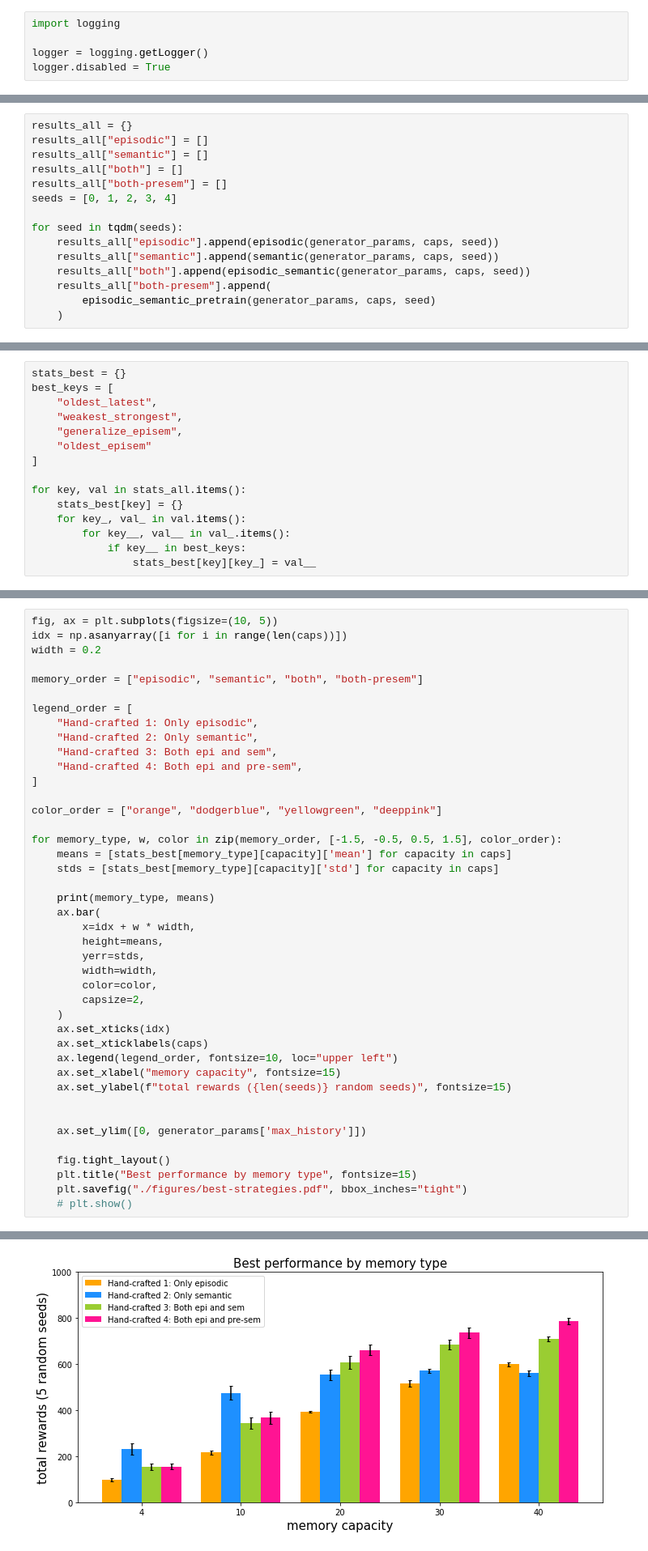
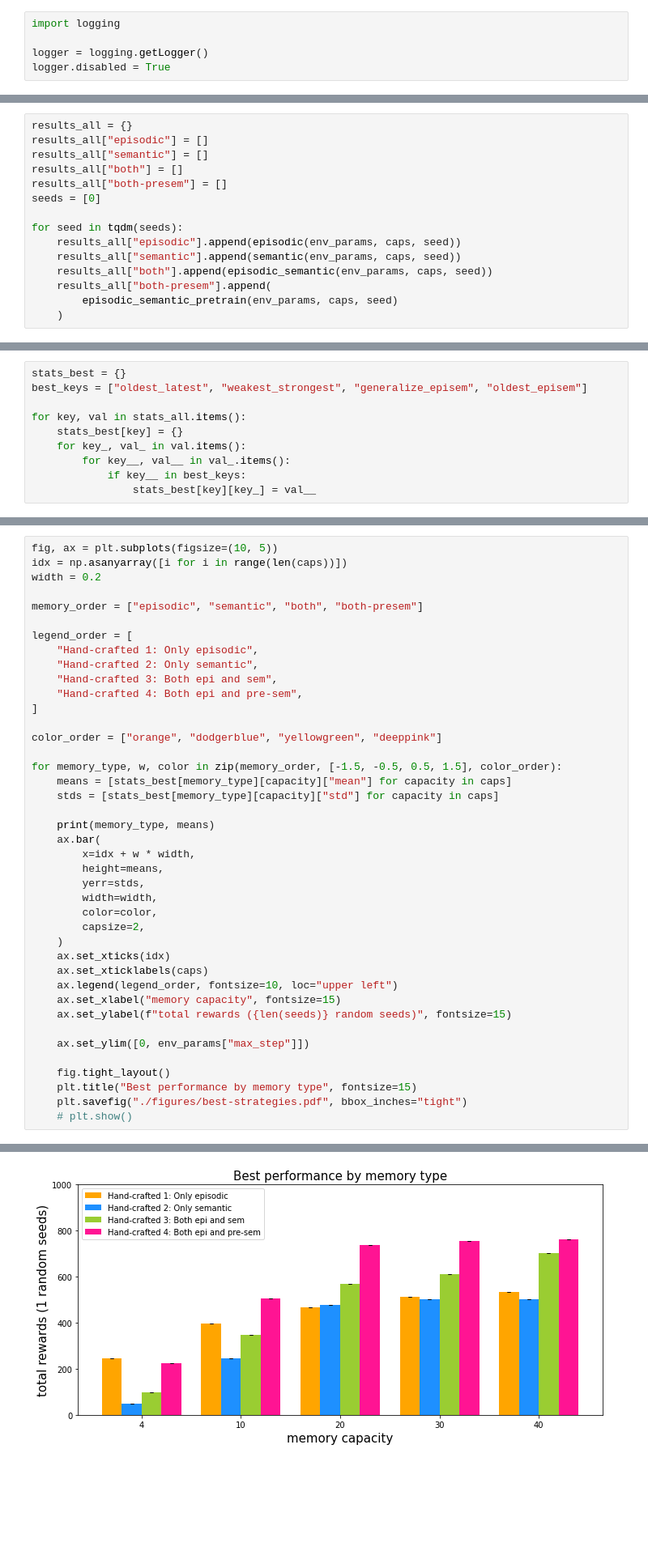
Before and after one commit to tae898/explicit-memory, a Jupyter notebook: handcrafted.ipynb, the cells around one changed output, grey strips where cells are left out. Shown at 81% size. Drawn from its saved outputs; the diff is of its cells as text; blank space fills up the shorter version.

```diff
--- a/handcrafted.ipynb
+++ b/handcrafted.ipynb
@@ -278,13 +279,13 @@ results_all["episodic"] = []
 results_all["semantic"] = []
 results_all["both"] = []
 results_all["both-presem"] = []
-seeds = [0, 1, 2, 3, 4]
+seeds = [0]
 
 for seed in tqdm(seeds):
-    results_all["episodic"].append(episodic(generator_params, caps, seed))
-    results_all["semantic"].append(semantic(generator_params, caps, seed))
-    results_all["both"].append(episodic_semantic(generator_params, caps, seed))
+    results_all["episodic"].append(episodic(env_params, caps, seed))
+    results_all["semantic"].append(semantic(env_params, caps, seed))
+    results_all["both"].append(episodic_semantic(env_params, caps, seed))
     results_all["both-presem"].append(
-        episodic_semantic_pretrain(generator_params, caps, seed)
+        episodic_semantic_pretrain(env_params, caps, seed)
     )
 # %% [output]
@@ -350,11 +371,6 @@ for key, val in results_all.items():
 # %%
 stats_best = {}
-best_keys = [
-    "oldest_latest",
-    "weakest_strongest",
-    "generalize_episem",
-    "oldest_episem"
-]
+best_keys = ["oldest_latest", "weakest_strongest", "generalize_episem", "oldest_episem"]
 
 for key, val in stats_all.items():
     stats_best[key] = {}
@@ -402,8 +418,8 @@ legend_order = [
 color_order = ["orange", "dodgerblue", "yellowgreen", "deeppink"]
 
 for memory_type, w, color in zip(memory_order, [-1.5, -0.5, 0.5, 1.5], color_order):
-    means = [stats_best[memory_type][capacity]['mean'] for capacity in caps]
-    stds = [stats_best[memory_type][capacity]['std'] for capacity in caps]
+    means = [stats_best[memory_type][capacity]["mean"] for capacity in caps]
+    stds = [stats_best[memory_type][capacity]["std"] for capacity in caps]
 
     print(memory_type, means)
     ax.bar(
@@ -420,8 +436,7 @@ for memory_type, w, color in zip(memory_order, [-1.5, -0.5, 0.5, 1.5], color_ord
     ax.set_xlabel("memory capacity", fontsize=15)
     ax.set_ylabel(f"total rewards ({len(seeds)} random seeds)", fontsize=15)
 
-
-    ax.set_ylim([0, generator_params['max_history']])
+    ax.set_ylim([0, env_params["max_step"]])
 
     fig.tight_layout()
     plt.title("Best performance by memory type", fontsize=15)
@@ -435,4 +450,4 @@ both-presem [155.2, 368.2, 661.0, 736.6, 786.4]
-[figure, old version]
+[figure, new version]
 # %%
 idx = np.asanyarray([i for i in range(len(caps))])
 width = 0.2
```
Also changed, not shown: parts of 7 cells of this notebook, 30 other files.
